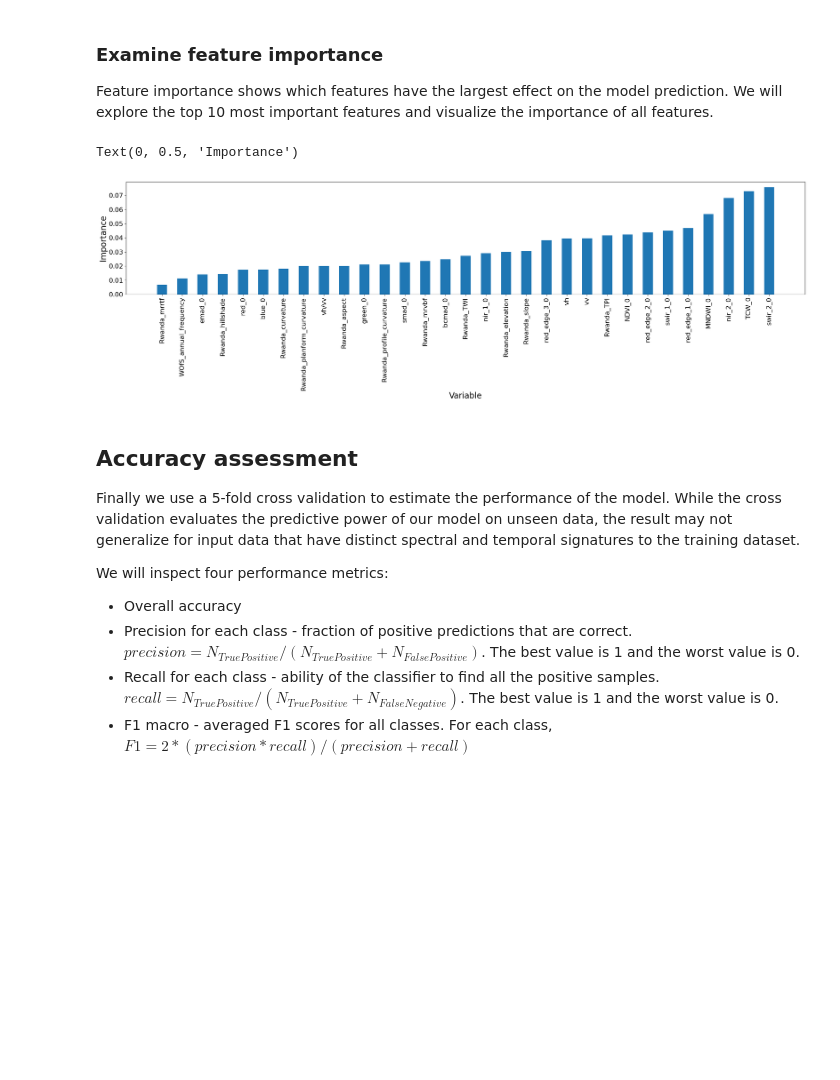
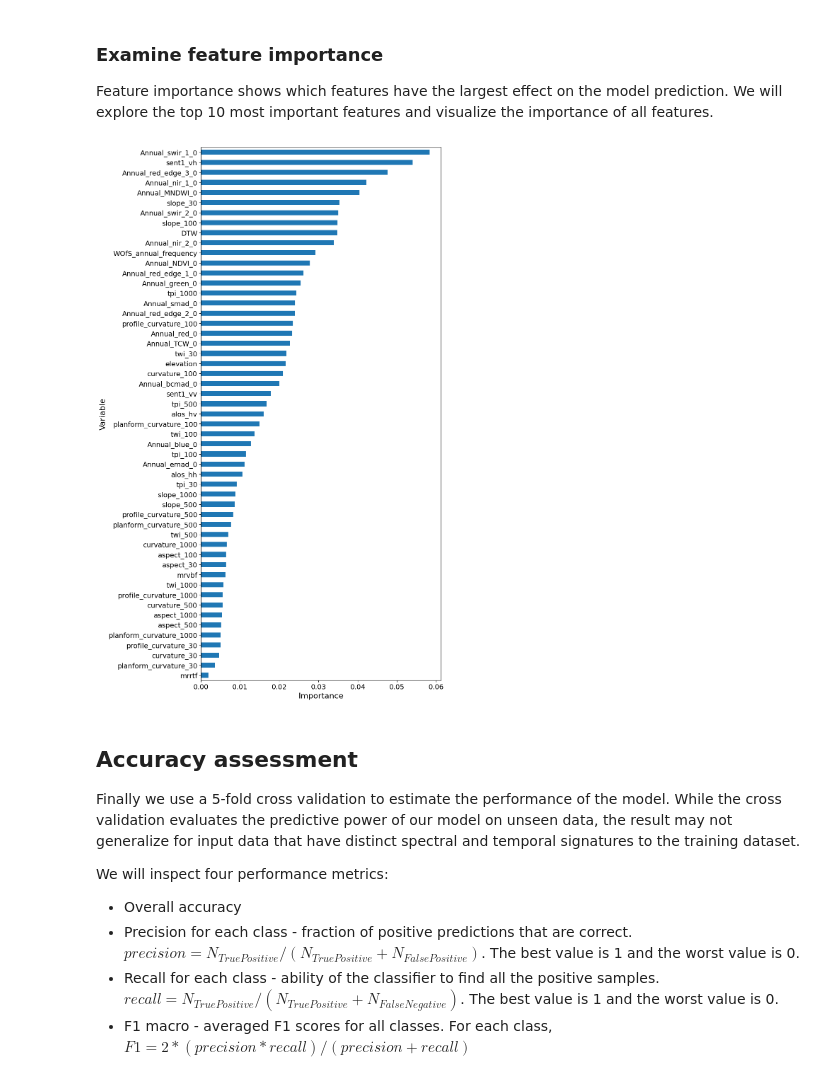
Before and after one commit to teal-waters/deafrica-wetland, a Jupyter notebook: Workflow-notebooks/04_Train_Classification_Algorithm.ipynb, the cells around one changed output. Saved outputs shown, nothing was run; the diff lists cells and outputs as text; code cells hidden in the pictures; blank space fills up the shorter version.

```diff
--- a/Workflow-notebooks/04_Train_Classification_Algorithm.ipynb
+++ b/Workflow-notebooks/04_Train_Classification_Algorithm.ipynb
@@ -179,18 +181,38 @@ RandomForestClassifier(max_features='log2', n_estimators=50, n_jobs=-1,
 ### Examine feature importance
 
 Feature importance shows which features have the largest effect on the model prediction. We will explore the top 10 most important features and visualize the importance of all features.
-# %%
-# plot feature importance
-plt.figure(figsize=(30,5))
-order=np.argsort(rf.feature_importances_)
-plt.bar(x=np.array(df_training_data.columns[1:])[order],height=rf.feature_importances_[order],width=0.5,align='center')
-plt.xticks(rotation='vertical',fontsize=16)
-plt.yticks(fontsize=16)
-plt.xlabel('Variable', fontsize=20)
-plt.ylabel('Importance', fontsize=20)
-# %% [output]
-Text(0, 0.5, 'Importance')
-[figure, removed]
+# %%
+# Assuming you have a list of variable names
+variable_names = df_training_data.columns[1:]
+
+# Calculate the figure height based on the number of variables
+figure_height = max(4, len(variable_names) * 0.3)  # Minimum height of 4 inches
+
+plt.figure(figsize=(10, figure_height))  # Adjust the width as needed
+
+# Sort the features by importance in descending order
+order = np.argsort(rf.feature_importances_)[::-1]
+
+# Reverse the order to display the most important variables at the top
+order = order[::-1]
+
+# Use 'variable_names' for labels on the y-axis
+plt.barh(y=variable_names[order], width=rf.feature_importances_[order], height=0.5, align='center')
+
+# Set appropriate labels and font sizes
+plt.xlabel('Importance', fontsize=16)
+plt.ylabel('Variable', fontsize=16)
+plt.xticks(fontsize=14)
+plt.yticks(fontsize=14)
+
+# Set the y-axis limits to remove unnecessary space at the top and bottom
+plt.ylim(-0.5, len(variable_names) - 0.5)
+
+plt.tight_layout()  # Automatically adjust the layout
+
+plt.show()
+# %% [output]
+[figure, added]
 # %% [markdown]
 ## Accuracy assessment
 
```
Also changed, not shown: parts of 18 cells of this notebook, 4 other files.
